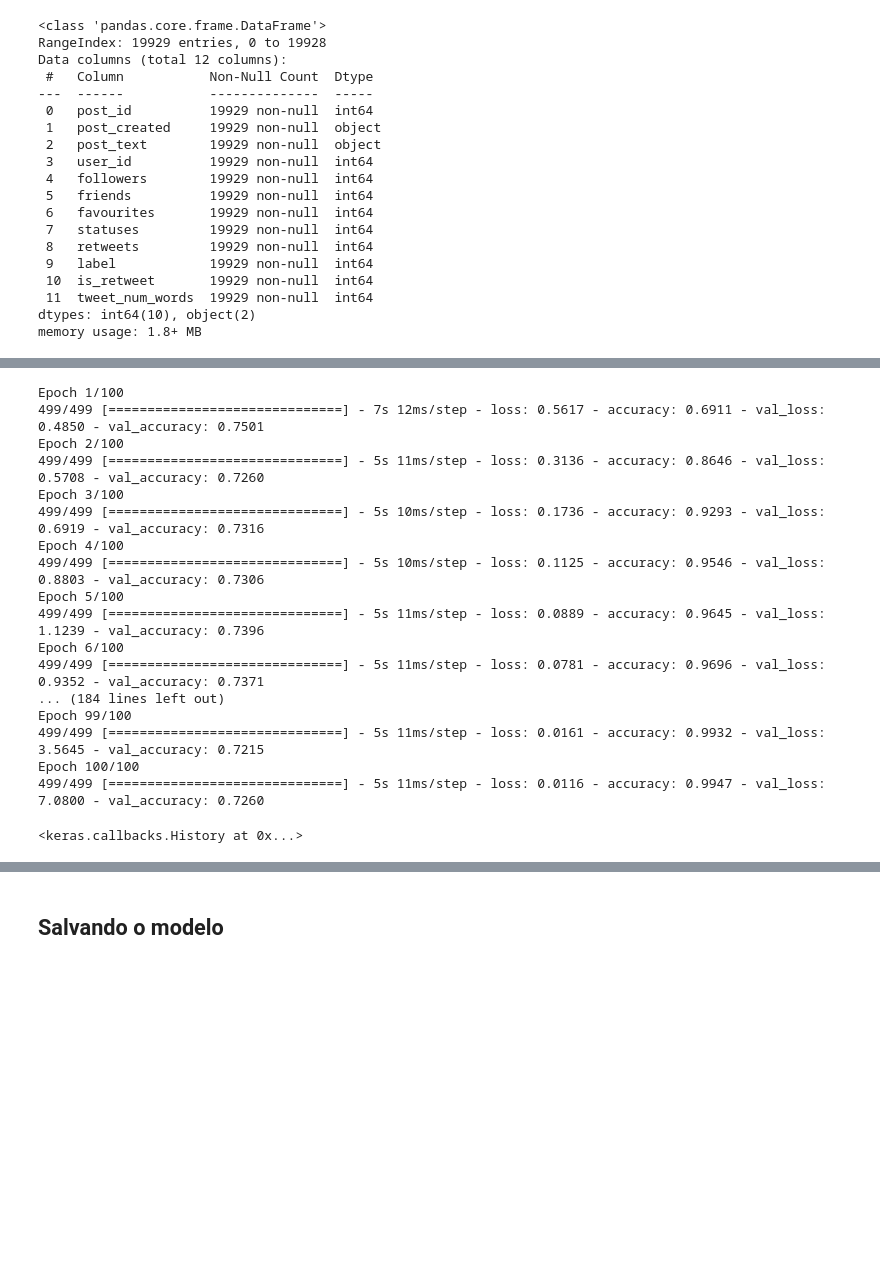
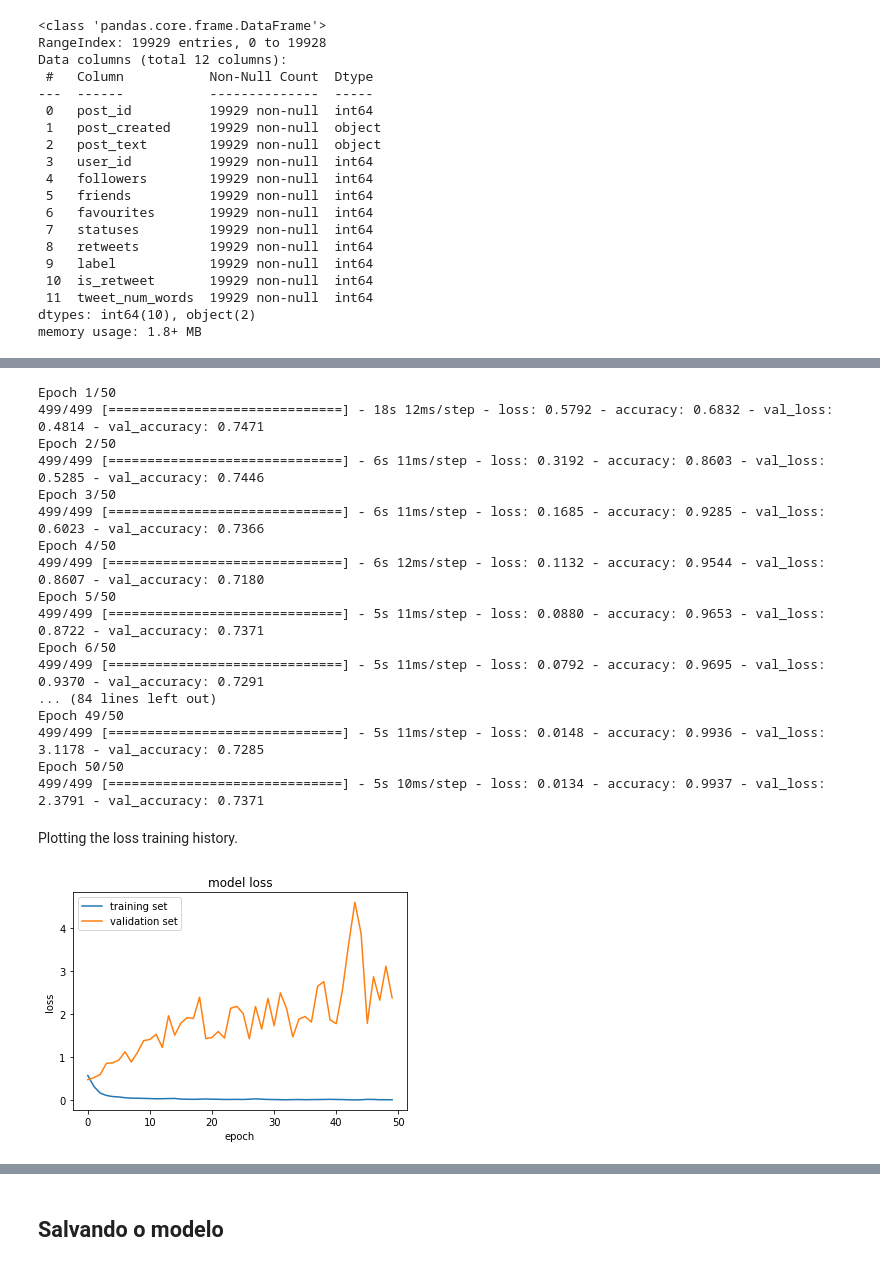
Before and after one commit to Cezari0o/PLN-Trab, a Jupyter notebook: projeto_final/[PLN]_Projeto_Final_RNC.ipynb, the cells around one changed output, grey strips where cells are left out. Drawn from its saved outputs; the diff is of its cells as text; code cells hidden in the pictures; blank space fills up the shorter version.

```diff
--- a/projeto_final/[PLN]_Projeto_Final_RNC.ipynb
+++ b/projeto_final/[PLN]_Projeto_Final_RNC.ipynb
@@ -146,23 +157,34 @@ _________________________________________________________________
 # %%
 adam_optimizer = Adam(learning_rate=0.002)
 model.compile(loss="categorical_crossentropy",optimizer=adam_optimizer,metrics=['accuracy'])
-model.fit(train_padded, y_train, validation_data=(valid_padded, y_valid), epochs=100)
+train_history = model.fit(train_padded, y_train, validation_data=(valid_padded, y_valid), epochs=50, batch_size=32)
 # %% [output]
-Epoch 1/100
-499/499 [==============================] - 7s 12ms/step - loss: 0.5617 - accuracy: 0.6911 - val_loss: 0.4850 - val_accuracy: 0.7501
-Epoch 2/100
-499/499 [==============================] - 5s 11ms/step - loss: 0.3136 - accuracy: 0.8646 - val_loss: 0.5708 - val_accuracy: 0.7260
-Epoch 3/100
-499/499 [==============================] - 5s 10ms/step - loss: 0.1736 - accuracy: 0.9293 - val_loss: 0.6919 - val_accuracy: 0.7316
-Epoch 4/100
-499/499 [==============================] - 5s 10ms/step - loss: 0.1125 - accuracy: 0.9546 - val_loss: 0.8803 - val_accuracy: 0.7306
-Epoch 5/100
-499/499 [==============================] - 5s 11ms/step - loss: 0.0889 - accuracy: 0.9645 - val_loss: 1.1239 - val_accuracy: 0.7396
-Epoch 6/100
-499/499 [==============================] - 5s 11ms/step - loss: 0.0781 - accuracy: 0.9696 - val_loss: 0.9352 - val_accuracy: 0.7371
-... (184 lines left out)
-Epoch 99/100
-499/499 [==============================] - 5s 11ms/step - loss: 0.0161 - accuracy: 0.9932 - val_loss: 3.5645 - val_accuracy: 0.7215
-Epoch 100/100
-499/499 [==============================] - 5s 11ms/step - loss: 0.0116 - accuracy: 0.9947 - val_loss: 7.0800 - val_accuracy: 0.7260
+Epoch 1/50
+499/499 [==============================] - 18s 12ms/step - loss: 0.5792 - accuracy: 0.6832 - val_loss: 0.4814 - val_accuracy: 0.7471
+Epoch 2/50
+499/499 [==============================] - 6s 11ms/step - loss: 0.3192 - accuracy: 0.8603 - val_loss: 0.5285 - val_accuracy: 0.7446
+Epoch 3/50
+499/499 [==============================] - 6s 11ms/step - loss: 0.1685 - accuracy: 0.9285 - val_loss: 0.6023 - val_accuracy: 0.7366
+Epoch 4/50
+499/499 [==============================] - 6s 12ms/step - loss: 0.1132 - accuracy: 0.9544 - val_loss: 0.8607 - val_accuracy: 0.7180
+Epoch 5/50
+499/499 [==============================] - 5s 11ms/step - loss: 0.0880 - accuracy: 0.9653 - val_loss: 0.8722 - val_accuracy: 0.7371
+Epoch 6/50
+499/499 [==============================] - 5s 11ms/step - loss: 0.0792 - accuracy: 0.9695 - val_loss: 0.9370 - val_accuracy: 0.7291
+... (84 lines left out)
+Epoch 49/50
+499/499 [==============================] - 5s 11ms/step - loss: 0.0148 - accuracy: 0.9936 - val_loss: 3.1178 - val_accuracy: 0.7285
+Epoch 50/50
+499/499 [==============================] - 5s 10ms/step - loss: 0.0134 - accuracy: 0.9937 - val_loss: 2.3791 - val_accuracy: 0.7371
-<keras.callbacks.History at 0x...>
+# %% [markdown]
+Plotting the loss training history.
+# %%
+plt.plot(train_history.history['loss'])
+plt.plot(train_history.history['val_loss'])
+plt.title('model loss')
+plt.ylabel('loss')
+plt.xlabel('epoch')
+plt.legend(['training set','validation set'], loc='upper left')
+plt.show()
+# %% [output]
+[figure, added]
```
Also changed, not shown: parts of 14 cells of this notebook.
